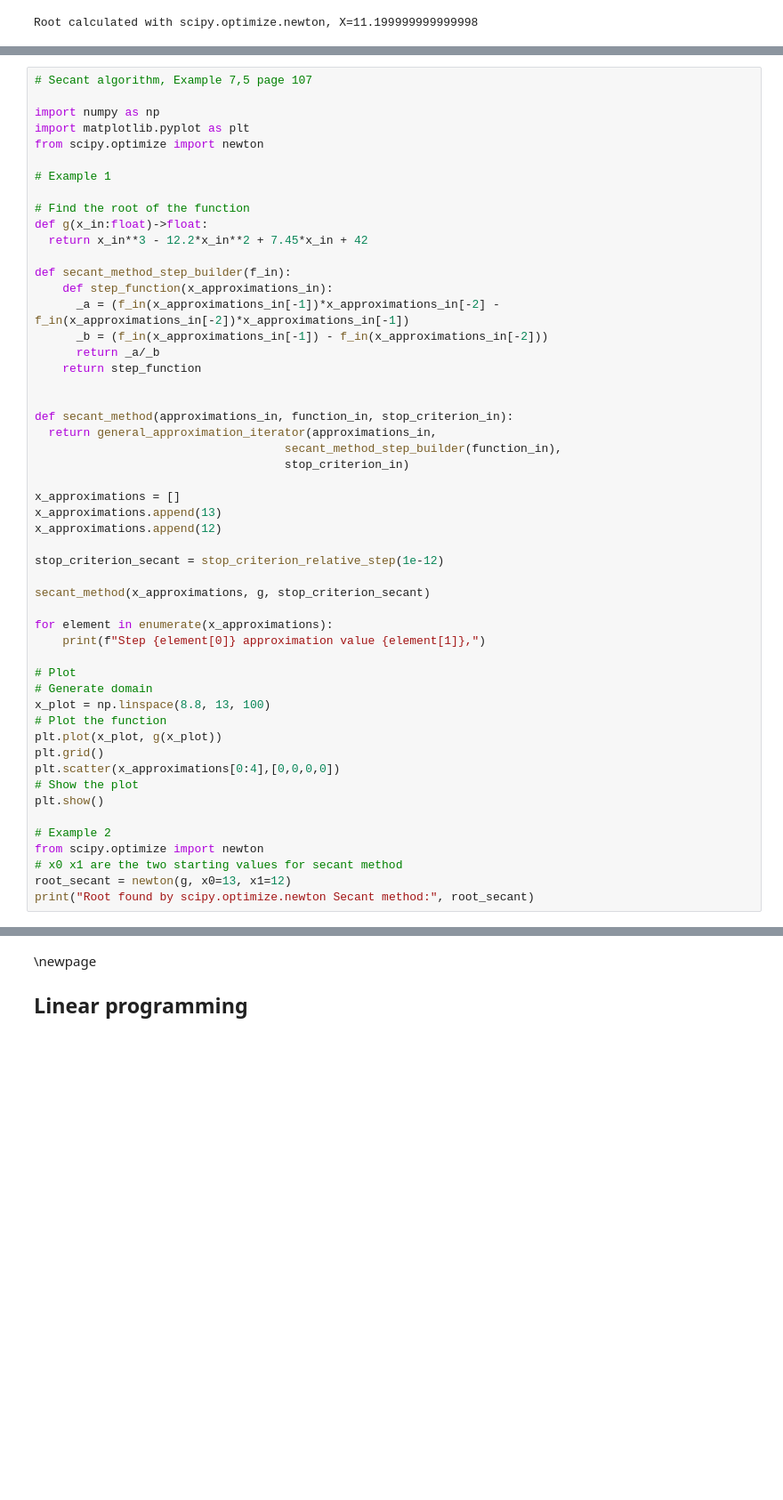
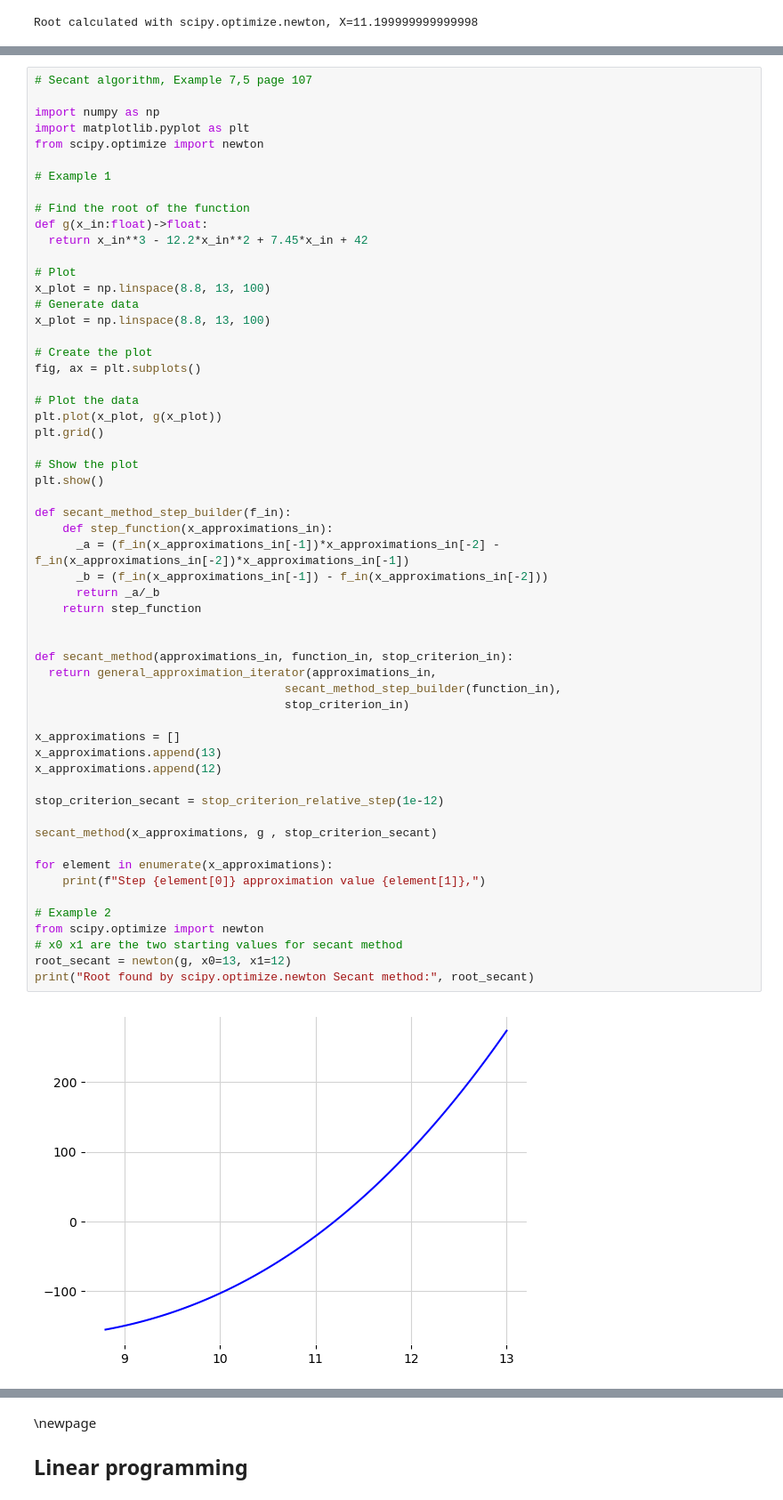
Before and after one commit to mgrabul/optimization_methods, a Jupyter notebook: optimizationmethods.ipynb, the cells around one changed output, grey strips where cells are left out. Shown at 89% size. Saved outputs shown, nothing was run; the diff lists cells and outputs as text; blank space fills up the shorter version.

```diff
--- a/optimizationmethods.ipynb
+++ b/optimizationmethods.ipynb
@@ -1893,47 +1895,53 @@ from scipy.optimize import newton
 # Find the root of the function
 def g(x_in:float)->float:
   return x_in**3 - 12.2*x_in**2 + 7.45*x_in + 42
+
+# Plot
+x_plot = np.linspace(8.8, 13, 100)
+# Generate data
+x_plot = np.linspace(8.8, 13, 100)
+
+# Create the plot
+fig, ax = plt.subplots()
+
+# Plot the data
+plt.plot(x_plot, g(x_plot))
+plt.grid()
+
+# Show the plot
+plt.show()
 
 def secant_method_step_builder(f_in):
     def step_function(x_approximations_in):
       _a = (f_in(x_approximations_in[-1])*x_approximations_in[-2] - f_in(x_approximations_in[-2])*x_approximations_in[-1])
       _b = (f_in(x_approximations_in[-1]) - f_in(x_approximations_in[-2]))
       return _a/_b
     return step_function
 
 
 def secant_method(approximations_in, function_in, stop_criterion_in):
   return general_approximation_iterator(approximations_in,
                                     secant_method_step_builder(function_in),
                                     stop_criterion_in)
 
 x_approximations = []
 x_approximations.append(13)
 x_approximations.append(12)
 
 stop_criterion_secant = stop_criterion_relative_step(1e-12)
 
-secant_method(x_approximations, g, stop_criterion_secant)
+secant_method(x_approximations, g , stop_criterion_secant)
 
 for element in enumerate(x_approximations):
     print(f"Step {element[0]} approximation value {element[1]},")
-
-# Plot
-# Generate domain
-x_plot = np.linspace(8.8, 13, 100)
-# Plot the function
-plt.plot(x_plot, g(x_plot))
-plt.grid()
-plt.scatter(x_approximations[0:4],[0,0,0,0])
-# Show the plot
-plt.show()
 
 # Example 2
 from scipy.optimize import newton
 # x0 x1 are the two starting values for secant method
 root_secant = newton(g, x0=13, x1=12)
 print("Root found by scipy.optimize.newton Secant method:", root_secant)
 # %% [output]
+[figure, new version]
 Step 0 approximation value 13,
 Step 1 approximation value 12,
 Step 2 approximation value 11.401574803149607,
```
Also changed, not shown: parts of 4 cells of this notebook.
